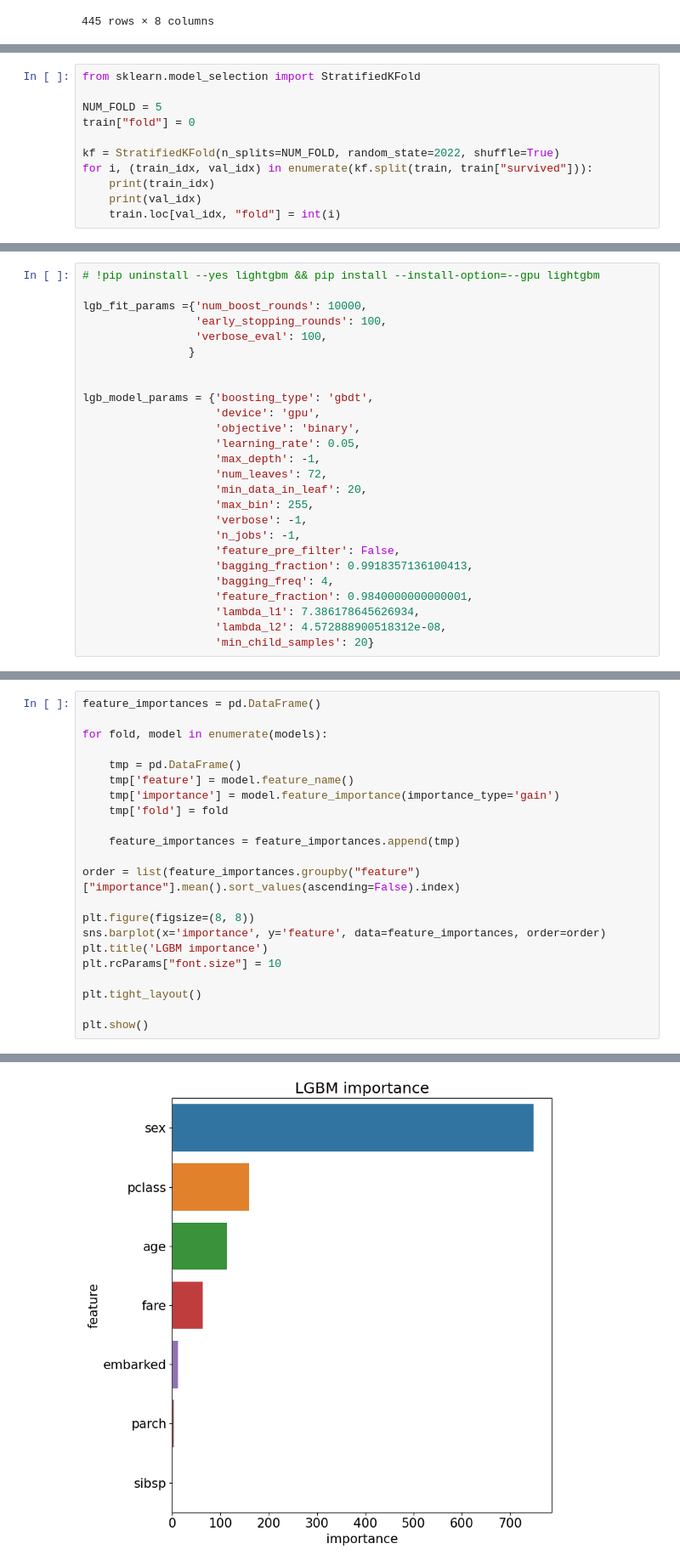
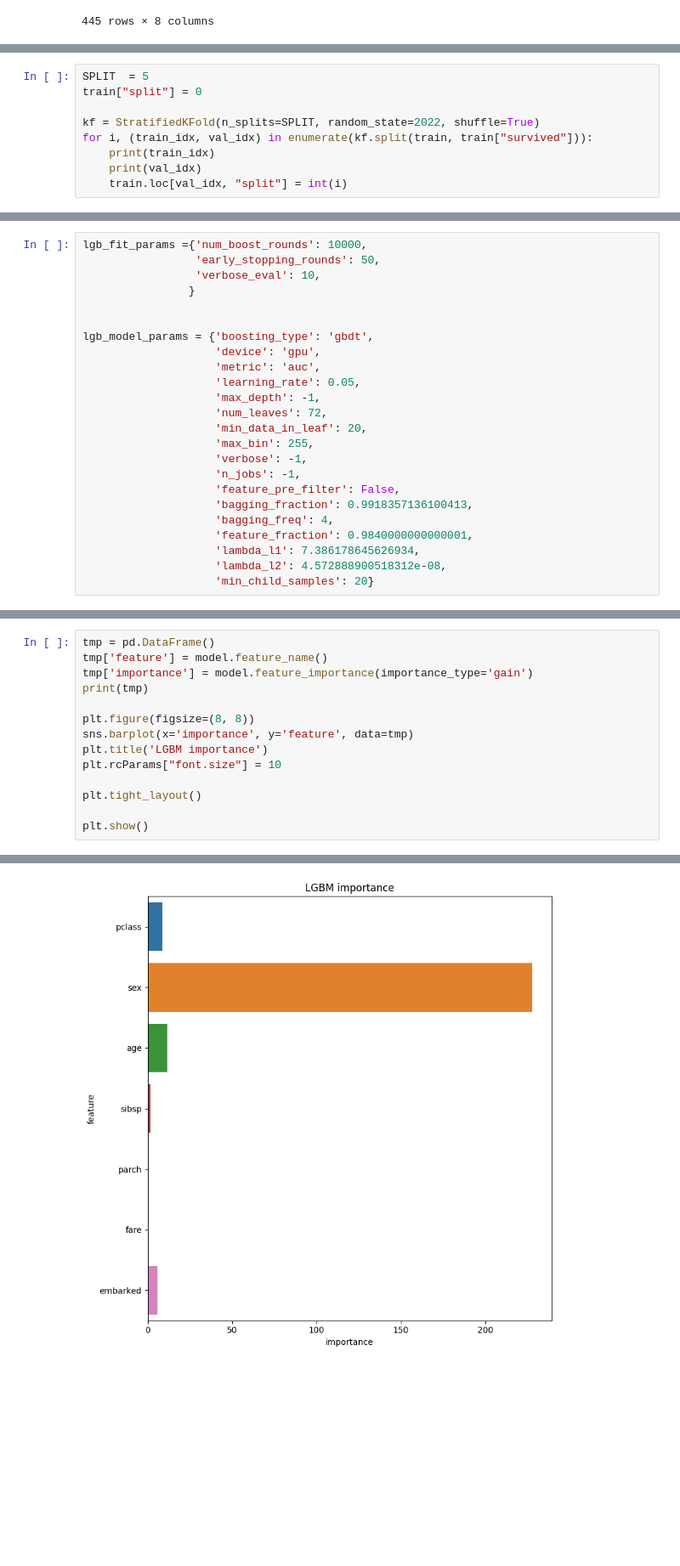
Before and after one commit to daipoon/competition_code, a Jupyter notebook: Titanic_Baseline.ipynb, the cells around one changed output, grey strips where cells are left out. Shown: that part at 85% size. Cells and saved outputs as stored; diff of their text form; blank space fills up the shorter version.

```diff
--- a/Titanic_Baseline.ipynb
+++ b/Titanic_Baseline.ipynb
@@ -124,16 +159,14 @@ train
 | 444 | 0 | 3 | 0 | NaN | 1 | 2 | 23.4500 | 2 |
 445 rows × 8 columns
 # %%
-from sklearn.model_selection import StratifiedKFold
+SPLIT  = 5
+train["split"] = 0
 
-NUM_FOLD = 5
-train["fold"] = 0
-
-kf = StratifiedKFold(n_splits=NUM_FOLD, random_state=2022, shuffle=True)
+kf = StratifiedKFold(n_splits=SPLIT, random_state=2022, shuffle=True)
 for i, (train_idx, val_idx) in enumerate(kf.split(train, train["survived"])):
     print(train_idx)
     print(val_idx)
-    train.loc[val_idx, "fold"] = int(i)
+    train.loc[val_idx, "split"] = int(i)
 # %% [output]
 [  1   2   3   4   5   6   7   8   9  10  11  12  15  16  17  20  21  22
   23  24  25  26  27  29  31  33  34  35  36  39  40  41  42  43  44  45
@@ -160,16 +190,14 @@ def cal_rmse(y_true, y_pred):
   return roc_auc_score(y_true, y_pred)
 # %%
-# !pip uninstall --yes lightgbm && pip install --install-option=--gpu lightgbm
-
 lgb_fit_params ={'num_boost_rounds': 10000,
-                 'early_stopping_rounds': 100,
-                 'verbose_eval': 100,
+                 'early_stopping_rounds': 50,
+                 'verbose_eval': 10,
                 }
 
 
 lgb_model_params = {'boosting_type': 'gbdt',
                     'device': 'gpu',
-                    'objective': 'binary',
+                    'metric': 'auc',
                     'learning_rate': 0.05,
                     'max_depth': -1,
                     'num_leaves': 72,
@@ -276,19 +260,11 @@ def visualize_importance(models, feat_train_df, file_name):
 # %%
-feature_importances = pd.DataFrame()
-
-for fold, model in enumerate(models):
-
-    tmp = pd.DataFrame()
-    tmp['feature'] = model.feature_name()
-    tmp['importance'] = model.feature_importance(importance_type='gain')
-    tmp['fold'] = fold
-
-    feature_importances = feature_importances.append(tmp)
-
-order = list(feature_importances.groupby("feature")["importance"].mean().sort_values(ascending=False).index)
+tmp = pd.DataFrame()
+tmp['feature'] = model.feature_name()
+tmp['importance'] = model.feature_importance(importance_type='gain')
+print(tmp)
 
 plt.figure(figsize=(8, 8))
-sns.barplot(x='importance', y='feature', data=feature_importances, order=order)
+sns.barplot(x='importance', y='feature', data=tmp)
 plt.title('LGBM importance')
 plt.rcParams["font.size"] = 10
 
@@ -299 +283 @@ plt.show()
-[figure, old version]
+[figure, new version]
```
Also changed, not shown: parts of 29 cells of this notebook.
